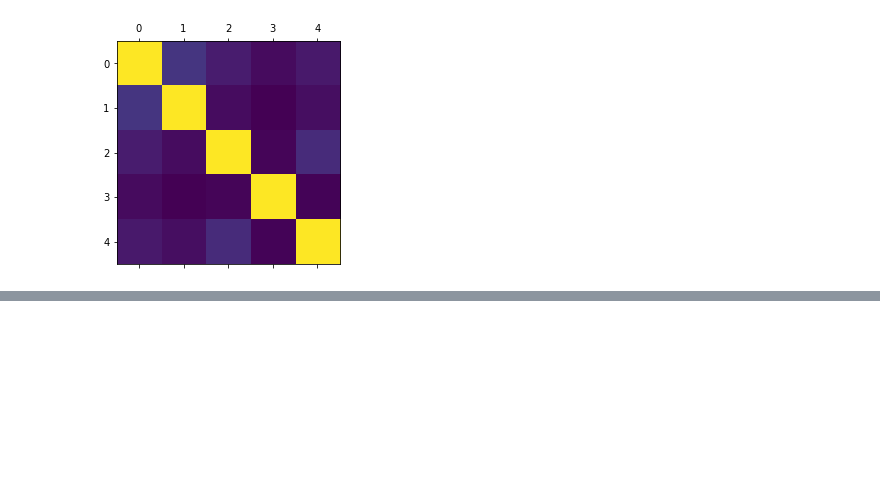
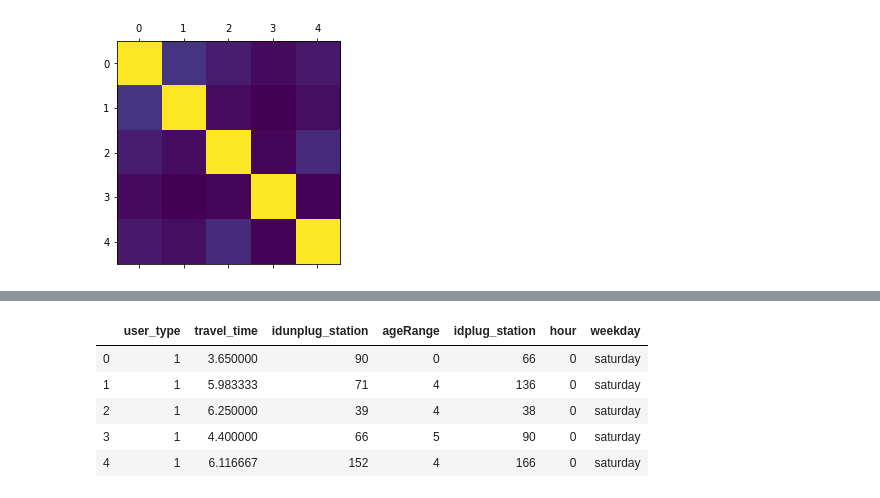
Before and after one commit to ravyoli314/EMT-project, a Jupyter notebook: analisis_uso.ipynb, the cells around one changed output, grey strips where cells are left out. Cells and saved outputs as stored; diff of their text form; code cells hidden in the pictures; blank space fills up the shorter version.

```diff
--- a/analisis_uso.ipynb
+++ b/analisis_uso.ipynb
@@ -359,0 +403,11 @@ plt.matshow(usage_df.corr())
+# %%
+usage_df = usage_df.drop(['day', 'month', 'year'], axis = 1)
+# %%
+usage_df.head()
+# %% [output]
+|  | user_type | travel_time | idunplug_station | ageRange | idplug_station | hour | weekday |
+| 0 | 1 | 3.650000 | 90 | 0 | 66 | 0 | saturday |
+| 1 | 1 | 5.983333 | 71 | 4 | 136 | 0 | saturday |
+| 2 | 1 | 6.250000 | 39 | 4 | 38 | 0 | saturday |
+| 3 | 1 | 4.400000 | 66 | 5 | 90 | 0 | saturday |
+| 4 | 1 | 6.116667 | 152 | 4 | 166 | 0 | saturday |
```
Also changed, not shown: parts of 14 cells of this notebook, 1 other file.
